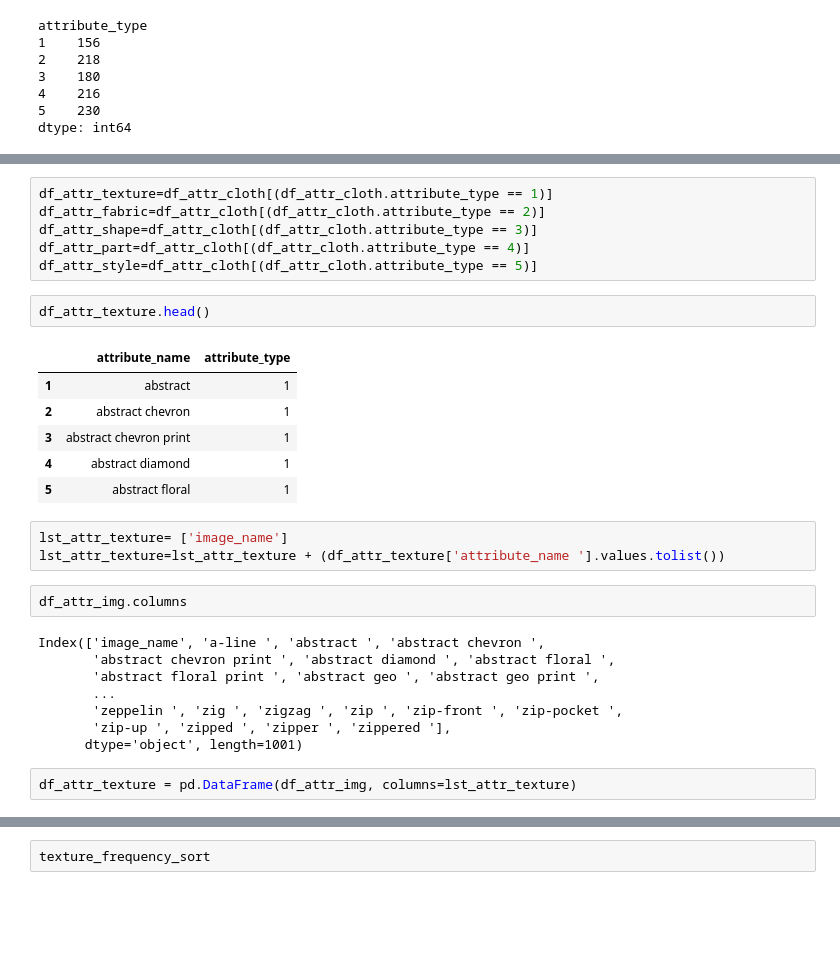
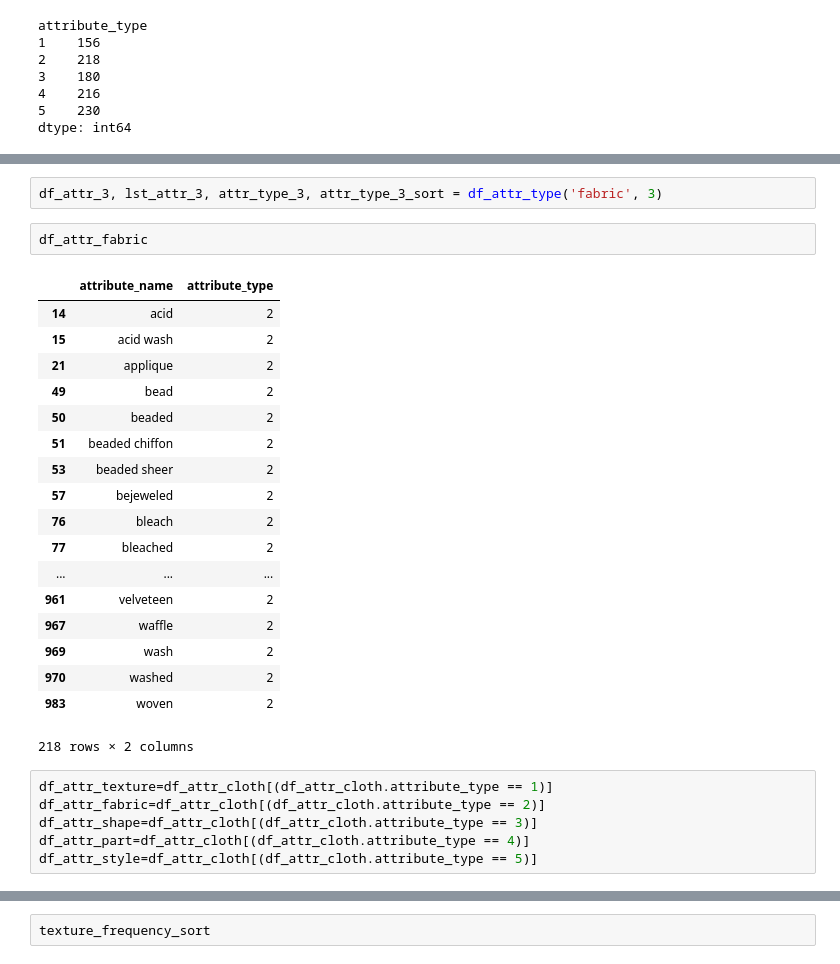
Before and after one commit to starsuzi/deep-fashion, a Jupyter notebook: make_csv.ipynb, the cells around one changed output, grey strips where cells are left out. Drawn from its saved outputs; the diff is of its cells as text; blank space fills up the shorter version.

```diff
--- a/make_csv.ipynb
+++ b/make_csv.ipynb
@@ -178,30 +242,29 @@ dtype: int64
+# %%
+df_attr_3, lst_attr_3, attr_type_3, attr_type_3_sort = df_attr_type('fabric', 3)
+# %%
+df_attr_fabric
+# %% [output]
+|  | attribute_name | attribute_type |
+| 14 | acid | 2 |
+| 15 | acid wash | 2 |
+| 21 | applique | 2 |
+| 49 | bead | 2 |
+| 50 | beaded | 2 |
+| 51 | beaded chiffon | 2 |
+| 53 | beaded sheer | 2 |
+| 57 | bejeweled | 2 |
+| 76 | bleach | 2 |
+| 77 | bleached | 2 |
+| ... | ... | ... |
+| 961 | velveteen | 2 |
+| 967 | waffle | 2 |
+| 969 | wash | 2 |
+| 970 | washed | 2 |
+| 983 | woven | 2 |
+218 rows × 2 columns
 # %%
 df_attr_texture=df_attr_cloth[(df_attr_cloth.attribute_type == 1)]
 df_attr_fabric=df_attr_cloth[(df_attr_cloth.attribute_type == 2)]
 df_attr_shape=df_attr_cloth[(df_attr_cloth.attribute_type == 3)]
 df_attr_part=df_attr_cloth[(df_attr_cloth.attribute_type == 4)]
 df_attr_style=df_attr_cloth[(df_attr_cloth.attribute_type == 5)]
-# %%
-df_attr_texture.head()
-# %% [output]
-|  | attribute_name | attribute_type |
-| 1 | abstract | 1 |
-| 2 | abstract chevron | 1 |
-| 3 | abstract chevron print | 1 |
-| 4 | abstract diamond | 1 |
-| 5 | abstract floral | 1 |
-# %%
-lst_attr_texture= ['image_name']
-lst_attr_texture=lst_attr_texture + (df_attr_texture['attribute_name '].values.tolist())
-# %%
-df_attr_img.columns
-# %% [output]
-Index(['image_name', 'a-line ', 'abstract ', 'abstract chevron ',
-       'abstract chevron print ', 'abstract diamond ', 'abstract floral ',
-       'abstract floral print ', 'abstract geo ', 'abstract geo print ',
-       ...
-       'zeppelin ', 'zig ', 'zigzag ', 'zip ', 'zip-front ', 'zip-pocket ',
-       'zip-up ', 'zipped ', 'zipper ', 'zippered '],
-      dtype='object', length=1001)
-# %%
-df_attr_texture = pd.DataFrame(df_attr_img, columns=lst_attr_texture)
```
Also changed, not shown: parts of 8 cells of this notebook, 1 other file.
